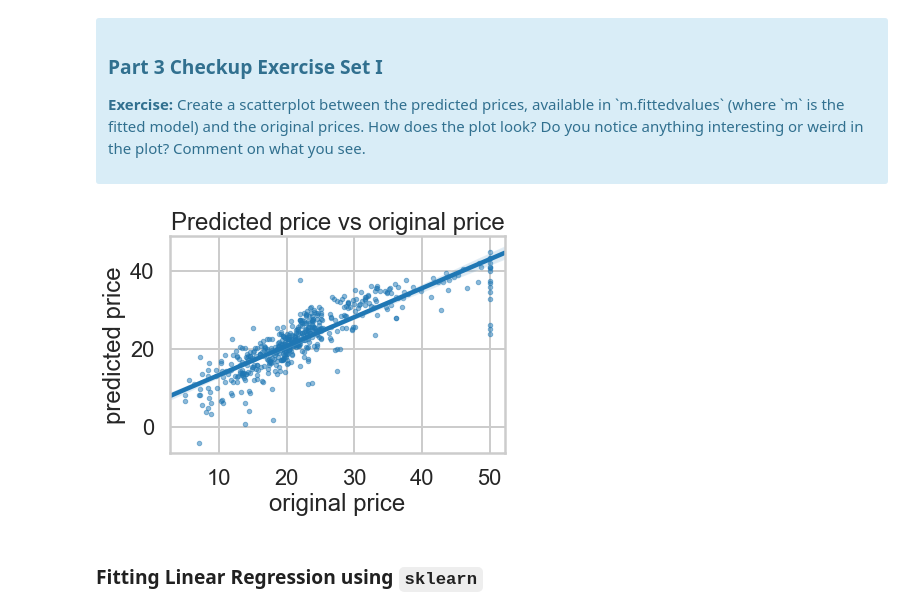
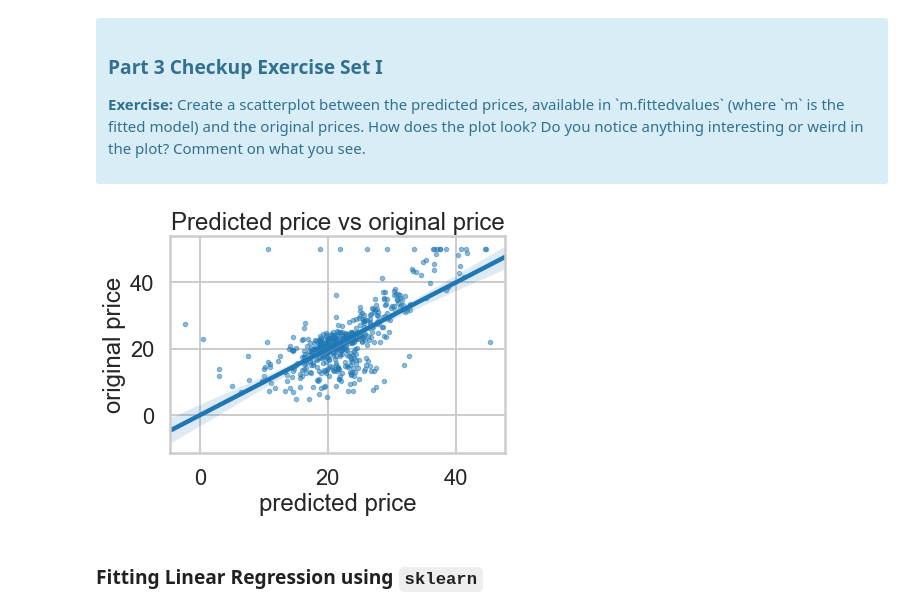
Before and after one commit to sv650s/springboard, a Jupyter notebook: aic-8_1_3-linear-regression-mini-project/Mini_Project_Linear_Regression.ipynb, the cells around one changed output. Saved outputs shown, nothing was run; the diff lists cells and outputs as text; code cells hidden in the pictures.

```diff
--- a/aic-8_1_3-linear-regression-mini-project/Mini_Project_Linear_Regression.ipynb
+++ b/aic-8_1_3-linear-regression-mini-project/Mini_Project_Linear_Regression.ipynb
@@ -457,18 +451,18 @@ Let's see how our model actually fit our data. We can see below that there is a
 </div>
 # %%
 # your turn
-sns.regplot(bos.PRICE, m.fittedvalues, scatter_kws={'s':20, 'alpha':0.5})
+sns.regplot(m.fittedvalues, bos.PRICE, scatter_kws={'s':20, 'alpha':0.5})
 plt.title("Predicted price vs original price")
-plt.ylabel("predicted price")
-plt.xlabel("original price")
+plt.ylabel("original price")
+plt.xlabel("predicted price")
 plt.show()
 
 
 # definitely looks linear however if it's a good predictor I would expect the x and y
 # intercepts to be at 0. Also we are seeing some outliers along the top of the graph
 # as well as some on the left and right side of the graph
 # %% [output]
-[figure, old version]
+[figure, new version]
 # %% [markdown]
 ### Fitting Linear Regression using `sklearn`
 # %%
```
Also changed, not shown: parts of 43 cells of this notebook, 1 other file.
